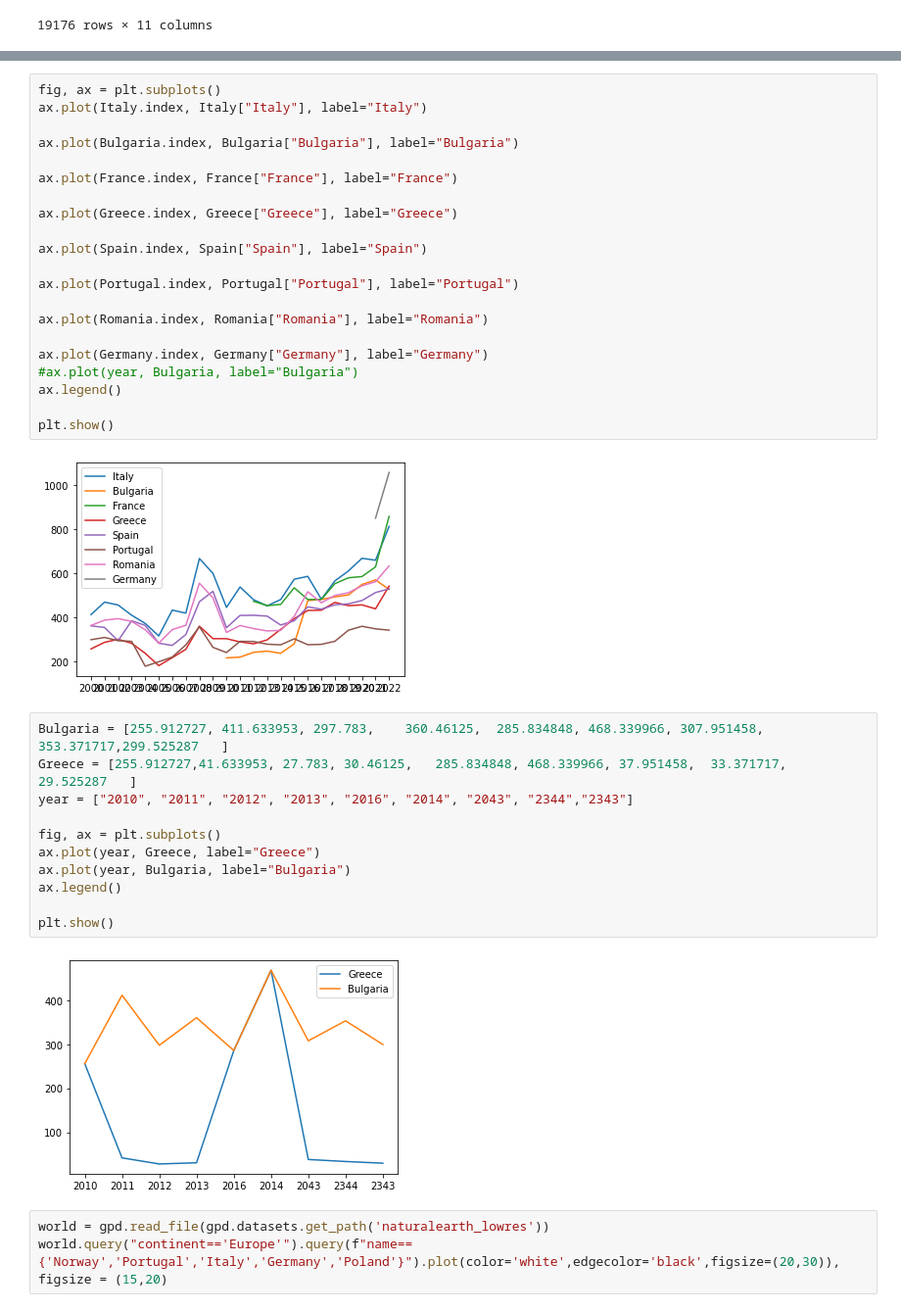
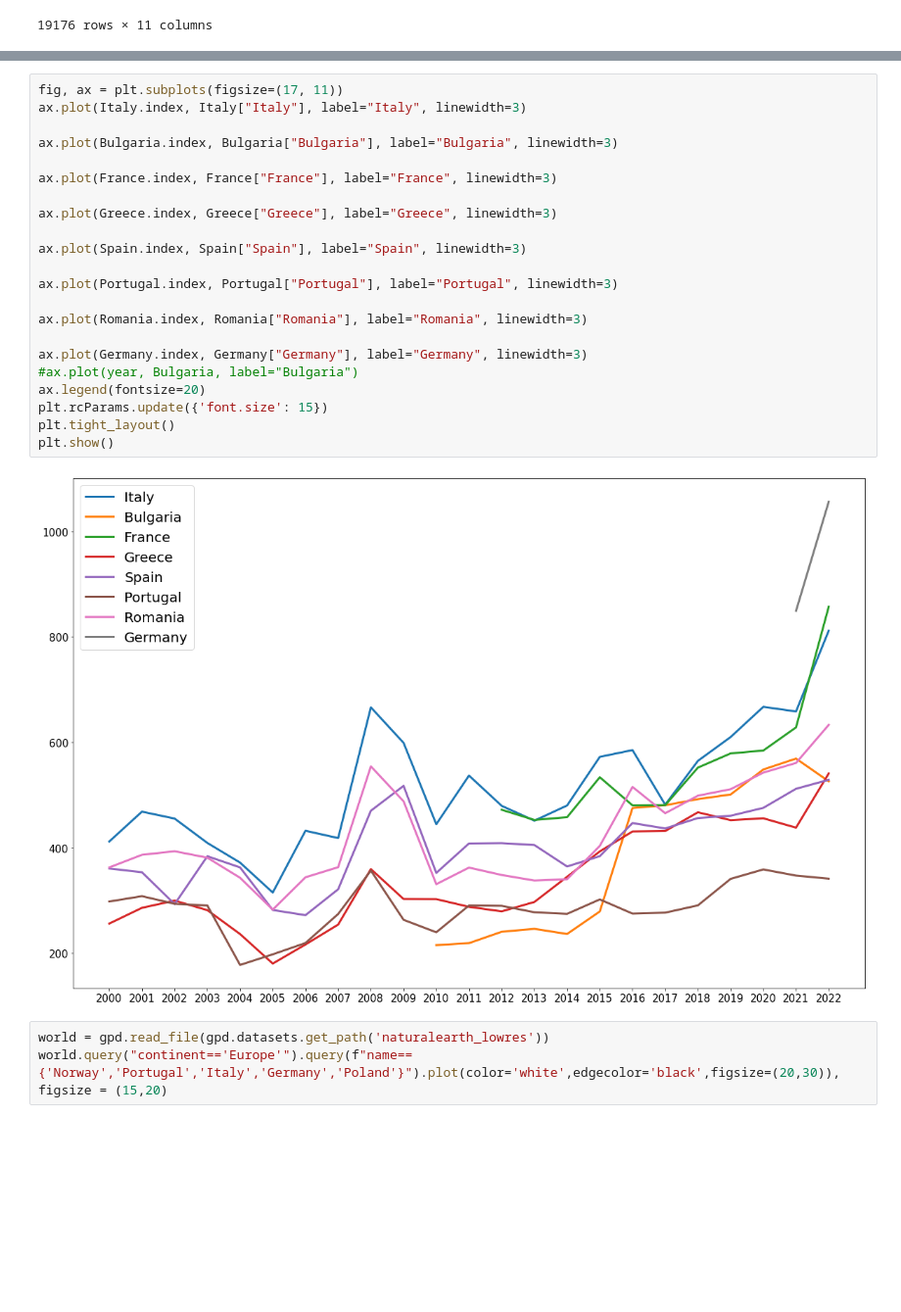
Before and after one commit to JohnsenClasses/final-project-schneider-thapa-koirala, a Jupyter notebook: euriceinfo.ipynb, the cells around one changed output, grey strips where cells are left out. Shown: that part at 98% size. Saved outputs shown, nothing was run; the diff lists cells and outputs as text; blank space fills up the shorter version.

```diff
--- a/euriceinfo.ipynb
+++ b/euriceinfo.ipynb
@@ -234,39 +111,27 @@ display(Italy, France, Greece, Spain, Portugal, Germany, Romania, Bulgaria)
 # %%
-fig, ax = plt.subplots()
-ax.plot(Italy.index, Italy["Italy"], label="Italy")
+fig, ax = plt.subplots(figsize=(17, 11))
+ax.plot(Italy.index, Italy["Italy"], label="Italy", linewidth=3)
 
-ax.plot(Bulgaria.index, Bulgaria["Bulgaria"], label="Bulgaria")
+ax.plot(Bulgaria.index, Bulgaria["Bulgaria"], label="Bulgaria", linewidth=3)
 
-ax.plot(France.index, France["France"], label="France")
+ax.plot(France.index, France["France"], label="France", linewidth=3)
 
-ax.plot(Greece.index, Greece["Greece"], label="Greece")
+ax.plot(Greece.index, Greece["Greece"], label="Greece", linewidth=3)
 
-ax.plot(Spain.index, Spain["Spain"], label="Spain")
+ax.plot(Spain.index, Spain["Spain"], label="Spain", linewidth=3)
 
-ax.plot(Portugal.index, Portugal["Portugal"], label="Portugal")
+ax.plot(Portugal.index, Portugal["Portugal"], label="Portugal", linewidth=3)
 
-ax.plot(Romania.index, Romania["Romania"], label="Romania")
+ax.plot(Romania.index, Romania["Romania"], label="Romania", linewidth=3)
 
-ax.plot(Germany.index, Germany["Germany"], label="Germany")
+ax.plot(Germany.index, Germany["Germany"], label="Germany", linewidth=3)
 #ax.plot(year, Bulgaria, label="Bulgaria")
-ax.legend()
-
+ax.legend(fontsize=20)
+plt.rcParams.update({'font.size': 15})
+plt.tight_layout()
 plt.show()
 # %% [output]
-[figure, old version]
+[figure, new version]
-# %%
-Bulgaria = [255.912727,	411.633953,	297.783,	360.46125,	285.834848,	468.339966,	307.951458,	353.371717,299.525287	]
-Greece = [255.912727,41.633953,	27.783,	30.46125,	285.834848,	468.339966,	37.951458,	33.371717,	29.525287	]
-year = ["2010", "2011", "2012", "2013", "2016", "2014", "2043", "2344","2343"]
-
-fig, ax = plt.subplots()
-ax.plot(year, Greece, label="Greece")
-ax.plot(year, Bulgaria, label="Bulgaria")
-ax.legend()
-
-plt.show()
-# %% [output]
-[figure, removed]
 # %%
 world = gpd.read_file(gpd.datasets.get_path('naturalearth_lowres'))
 world.query("continent=='Europe'").query(f"name=={'Norway','Portugal','Italy','Germany','Poland'}").plot(color='white',edgecolor='black',figsize=(20,30)),
```
Also changed, not shown: parts of 1 cell of this notebook.
